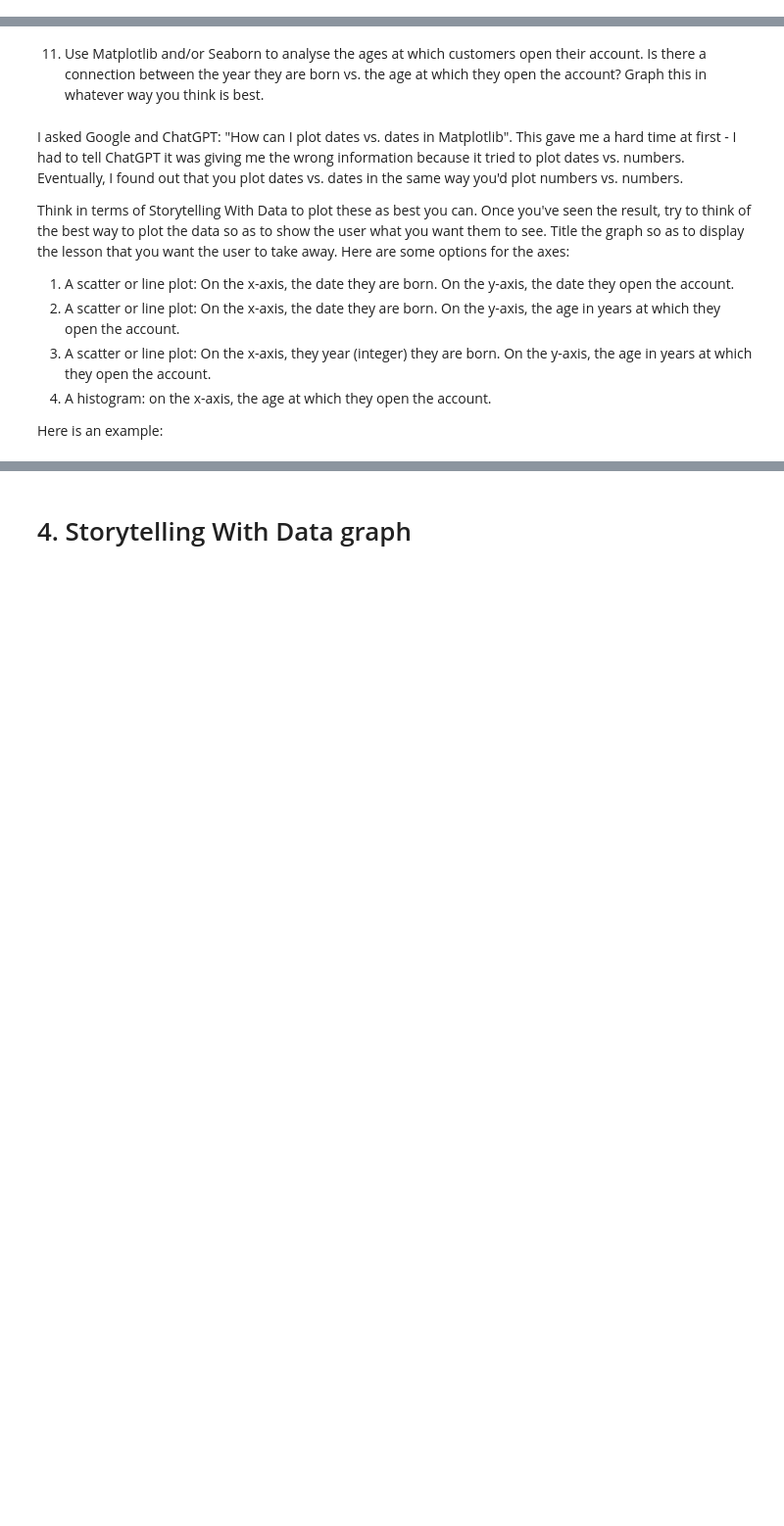
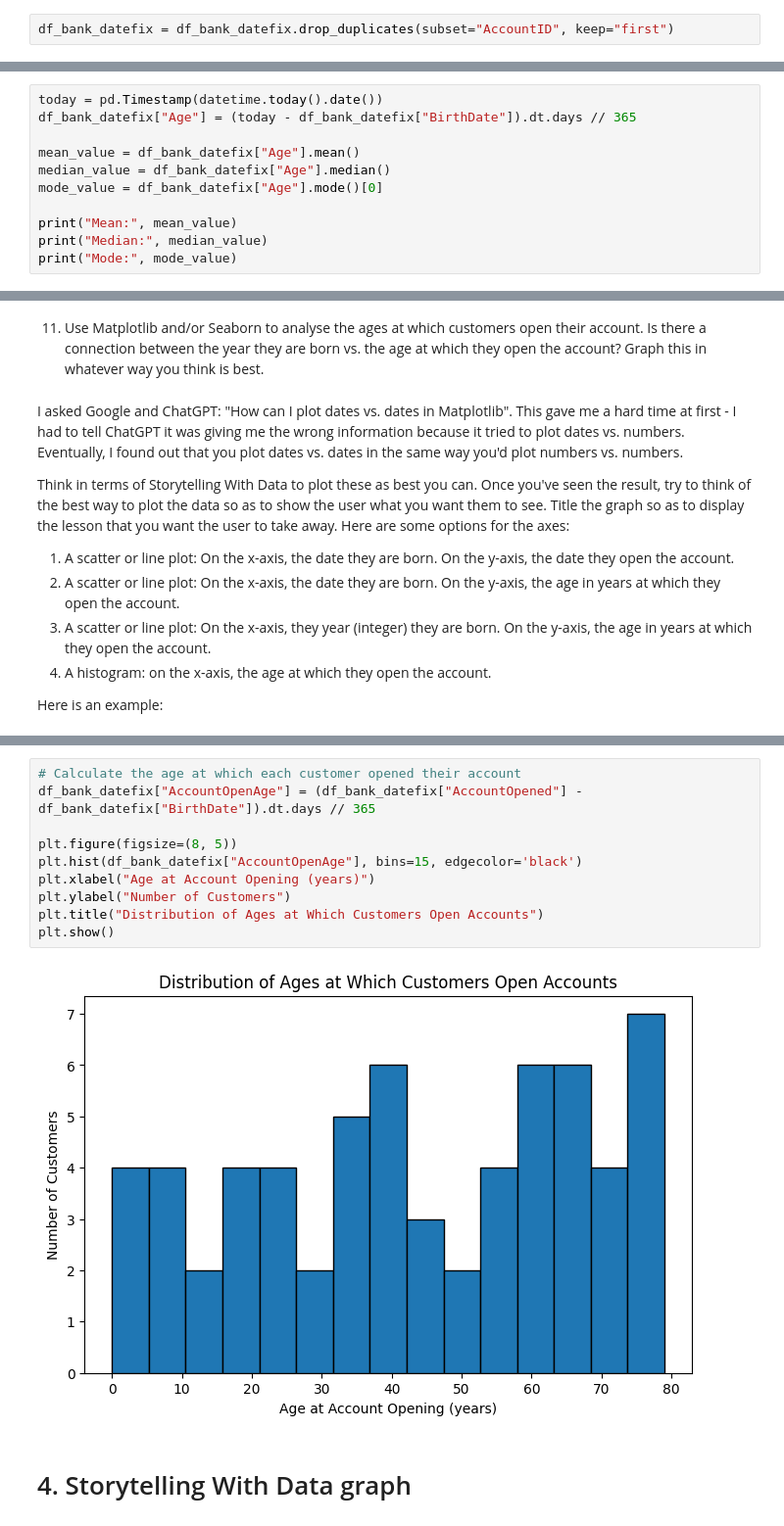
Before and after one commit to luanbui/DX699S, a Jupyter notebook: Week1.ipynb, the cells around one changed output, grey strips where cells are left out. Shown at 98% size. Saved outputs shown, nothing was run; the diff lists cells and outputs as text; blank space fills up the shorter version.

```diff
--- a/Week1.ipynb
+++ b/Week1.ipynb
@@ -310,6 +310,19 @@ Number of distinct AccountIDs: 63
 7. Remove the duplicate AccountIDs so that each AccountID appears only once.
 
 This will involve using data.duplicated() but this time without keep = False.  We don't want to drop all duplicates; we want to leave one example of each value.
+# %%
+df_bank_datefix = df_bank_datefix.drop_duplicates(subset="AccountID", keep="first")
 # %% [markdown]
 8. What are the mean, median, and mode customer age in years?  (Rounding down to the next lower age.)
 Are there any outliers?  (Customers with very large or very small ages, compared with the other ages?)
+# %%
+today = pd.Timestamp(datetime.today().date())
+df_bank_datefix["Age"] = (today - df_bank_datefix["BirthDate"]).dt.days // 365
+
+mean_value = df_bank_datefix["Age"].mean()
+median_value = df_bank_datefix["Age"].median()
+mode_value = df_bank_datefix["Age"].mode()[0]
+
+print("Mean:", mean_value)
+print("Median:", median_value)
+print("Mode:", mode_value)
@@ -363,3 +425,15 @@ ax.set_xlabel("Birth Date") # label the x axis
+# %%
+# Calculate the age at which each customer opened their account
+df_bank_datefix["AccountOpenAge"] = (df_bank_datefix["AccountOpened"] - df_bank_datefix["BirthDate"]).dt.days // 365
+
+plt.figure(figsize=(8, 5))
+plt.hist(df_bank_datefix["AccountOpenAge"], bins=15, edgecolor='black')
+plt.xlabel("Age at Account Opening (years)")
+plt.ylabel("Number of Customers")
+plt.title("Distribution of Ages at Which Customers Open Accounts")
+plt.show()
+# %% [output]
+[figure, added]
 # %% [markdown]
 # 4. Storytelling With Data graph
 # %% [markdown]
```
Also changed, not shown: parts of 8 cells of this notebook.
